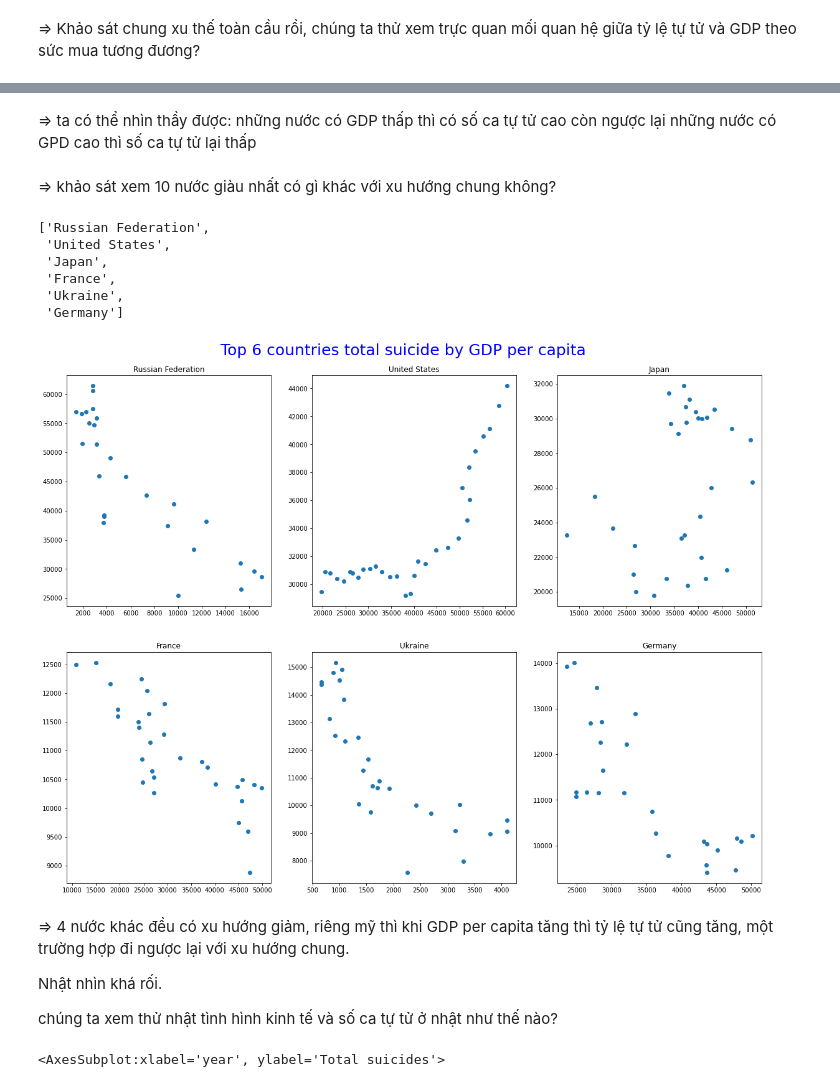
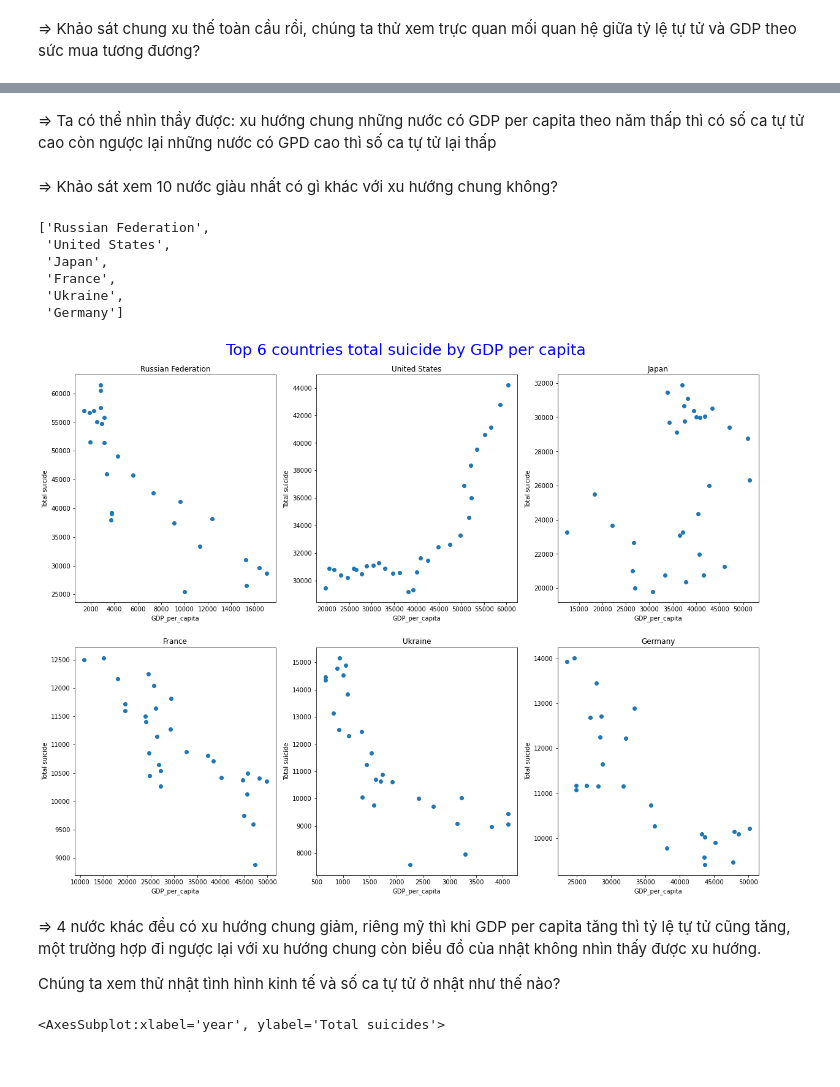
Before and after one commit to huynguyen1999/FinalProject-P4DS, a Jupyter notebook: 1712496-1712556.ipynb, the cells around one changed output, grey strips where cells are left out. Cells and saved outputs as stored; diff of their text form; code cells hidden in the pictures.

```diff
--- a/1712496-1712556.ipynb
+++ b/1712496-1712556.ipynb
@@ -439,14 +436,9 @@ plt.show()
 # %% [markdown]
 => Khảo sát chung xu thế toàn cầu rồi, chúng ta thử xem trực quan mối quan hệ giữa tỷ lệ tự tử và GDP theo sức mua tương đương?
 # %%
-df = suicide_df.groupby(by=['country']).agg({'gdp_per_capita':'sum','suicides_no': 'sum'})
-df.columns = ['GDP_per_capita',"total_suicide"]
+df = suicide_df.groupby(by=['country','year']).agg({'gdp_per_capita':'sum','suicides_no': 'sum'})
+df.columns = ['GDP_per_capita','total_suicide']
 df.reset_index(inplace=True)
 
-
-plt.figure(figsize=(20, 20))
-ax=df.plot.scatter(x='GDP_per_capita',y='total_suicide')
-plt.figtext(.5,.91,'Total Suicides vs GPD per capita', color='b', fontsize=25, ha='center')
-
-plt.show()
+df.tail(10)
 # %% [output]
@@ -455,7 +466,7 @@ plt.show()
 # %% [markdown]
-=> ta có thể nhìn thầy được: những nước có GDP thấp thì có số ca tự tử cao còn ngược lại những nước có GPD cao thì số ca tự tử lại thấp
+=> Ta có thể nhìn thầy được: xu hướng chung những nước có GDP per capita theo năm thấp thì có số ca tự tử cao còn ngược lại những nước có GPD cao thì số ca tự tử lại thấp
 # %% [markdown]
-=> khảo sát xem 10 nước giàu nhất có gì khác với xu hướng chung không?
+=> Khảo sát xem 10 nước giàu nhất có gì khác với xu hướng chung không?
 # %%
 #1/ tìm 6 nước đứng đầu về kinh tế (GDP)( dễ hiển thị)
 data_grp_gdp = suicide_df.groupby(['country']).agg({"suicides_no": ['sum']})
@@ -471,30 +482,28 @@ country
  'Ukraine',
  'Germany']
 # %%
-
-plt.figure(figsize=(20, 15))
+#2/ xem xét sự thay đổi về số ca và GPD_per_capita theo từng năm của các nước đã nói trên
+fig, ax = plt.subplots(2, 3, figsize=(20, 15))
 for index, column in enumerate(country):
-    plt.subplot(2, 3, index+1)
+    row, col = int(index / 3), index % 3
     df = suicide_df.groupby(by=['country','year','gdp_per_capita']).agg({'suicides_no': 'sum'})
     df.columns = ["total_suicide"]
     df.reset_index(inplace=True)
     # data_grp_gdp
     df = df[df['country'] == column]
-    plt.scatter(df['gdp_per_capita'],df['total_suicide'])
-    plt.xlabel='gdp_per_capita'
-    plt.title(f"{column}")
+    ax[row,col].scatter(df['gdp_per_capita'],df['total_suicide'])
+    ax[row,col].set(title = column,
+       xlabel = "GDP_per_capita",
+       ylabel = "Total suicide")
 
 plt.figtext(.5,.91,'Top 6 countries total suicide by GDP per capita', color='b', fontsize=25, ha='center')
 plt.show()
 # %% [output]
-[figure, old version]
+[figure, new version]
 # %% [markdown]
-=> 4 nước khác đều có xu hướng giảm, riêng mỹ thì khi GDP per capita tăng thì tỷ lệ tự tử cũng tăng, một trường hợp đi ngược lại với xu hướng chung.
+=> 4 nước khác đều có xu hướng chung giảm, riêng mỹ thì khi GDP per capita tăng thì tỷ lệ tự tử cũng tăng, một trường hợp đi ngược lại với xu hướng chung còn biểu đồ của nhật không nhìn thấy được xu hướng.
 
-Nhật nhìn khá rối.
-
-
-chúng ta xem thử nhật tình hình kinh tế và số ca tự tử ở nhật như thế nào?
+Chúng ta xem thử nhật tình hình kinh tế và số ca tự tử ở nhật như thế nào?
 # %%
 df=suicide_df.copy()
 #df
```
Also changed, not shown: parts of 42 cells of this notebook.
